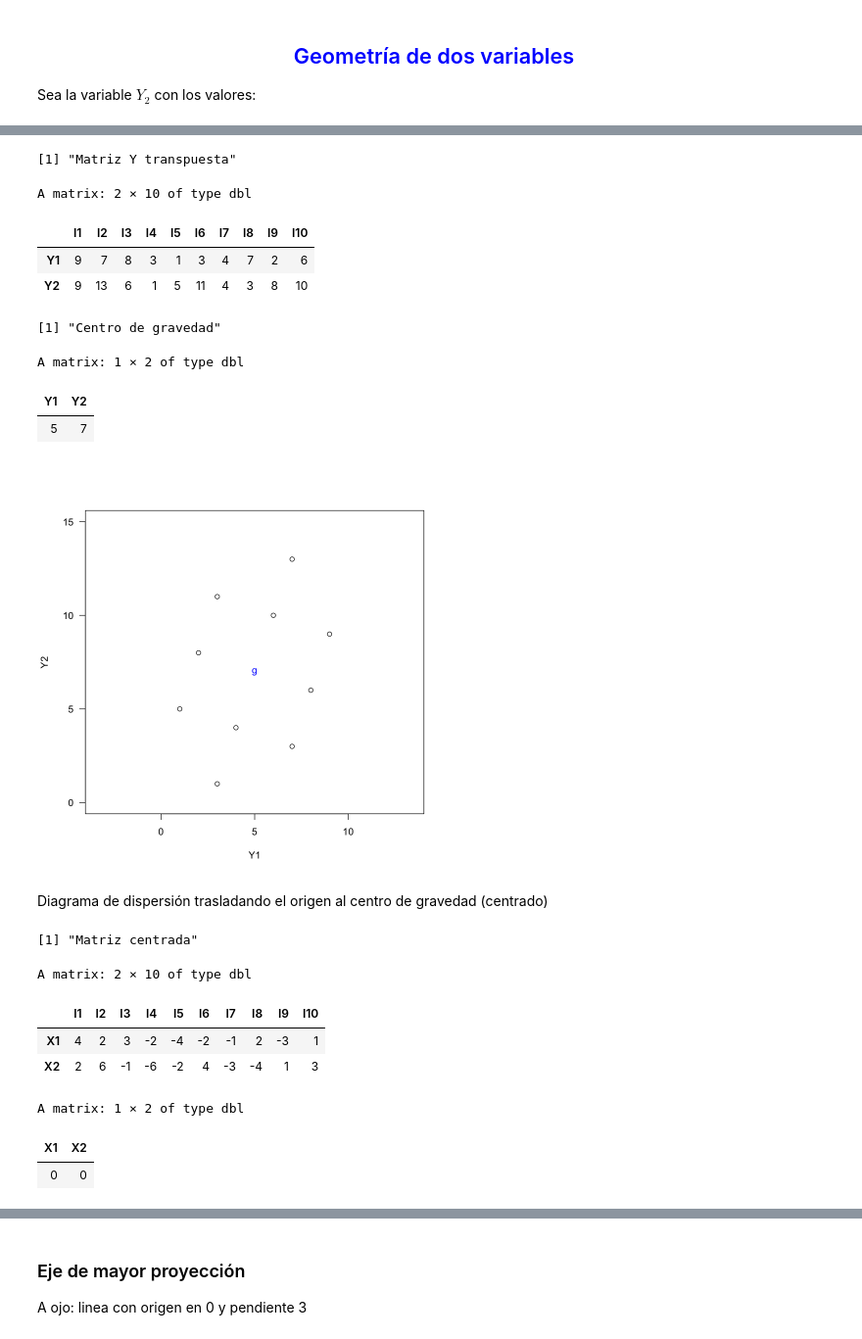
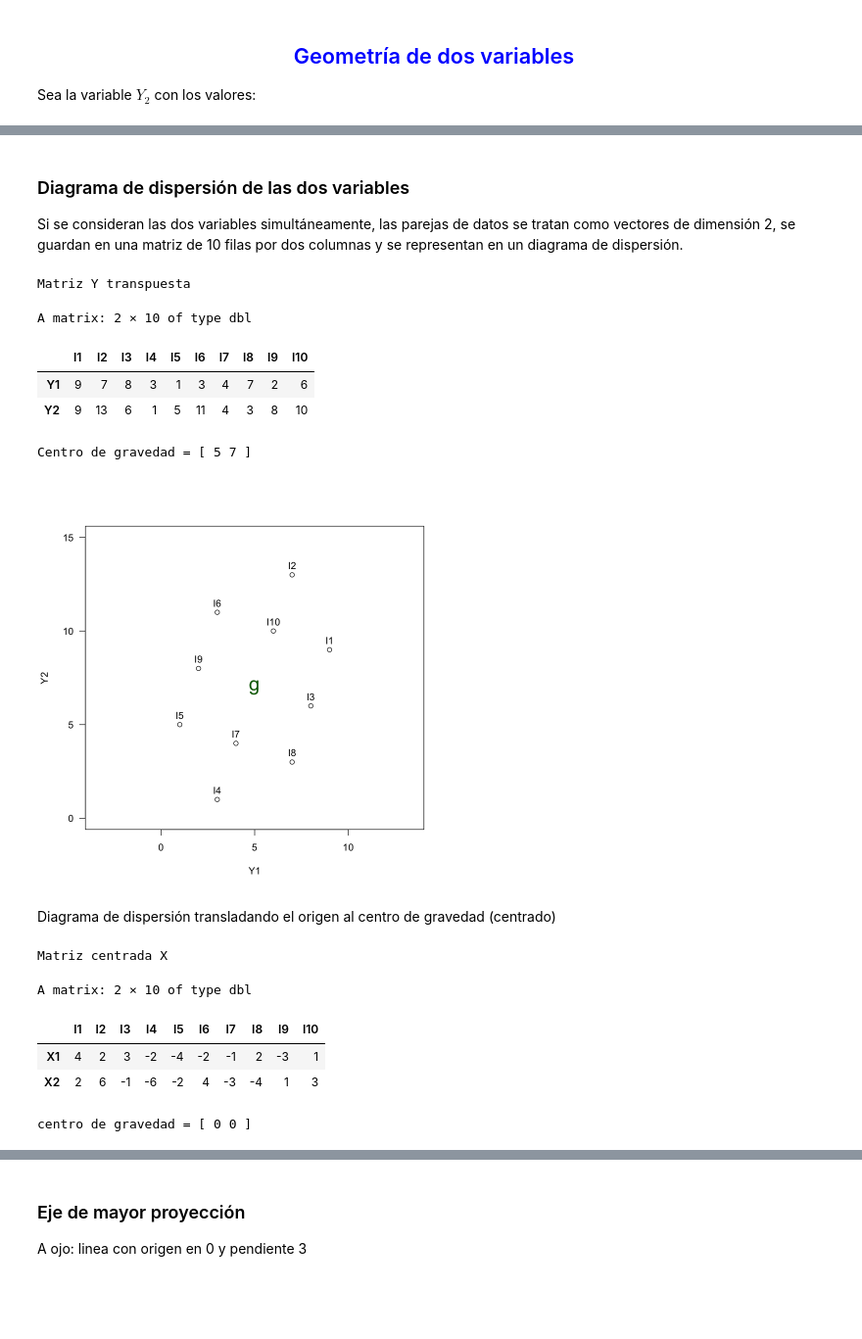
Before and after one commit to AprendizajeProfundo/minicurso-ciencia-de-datos, a Jupyter notebook: analisis componentes principales/cuadernos/IntroACP_1.ipynb, the cells around one changed output, grey strips where cells are left out. Shown at 98% size. Cells and saved outputs as stored; diff of their text form; code cells hidden in the pictures; blank space fills up the shorter version.

```diff
--- a/analisis componentes principales/cuadernos/IntroACP_1.ipynb
+++ b/analisis componentes principales/cuadernos/IntroACP_1.ipynb
@@ -87,11 +118,6 @@ La varianza corresponde al concepto de momento de inercia de los 10 puntos con r
 
 Sea la variable $Y_2$ con los valores:
 # %%
-Y2=c(9,13,6,1,5,11,4,3,8,10);Y2
-"Media de Y2"
-g2=mean(Y2);g2
-"Restando la media (centrado)"
-X2=Y2-g2;X2
-"Varianza de Y2"
-V2=1/10*sum(X2*X2); V2
+Y2=c(9,13,6,1,5,11,4,3,8,10)
+cat("Y2 = ",Y2)
 # %% [output]
@@ -107,40 +157,39 @@ V2=1/10*sum(X2*X2); V2
+# %% [markdown]
+### Diagrama de dispersión de las dos variables
+
+Si se consideran las dos variables simultáneamente, las parejas de datos se tratan como vectores de dimensión 2, se guardan en una matriz de 10 filas por dos columnas y se representan en un diagrama de dispersión.
 # %%
 Y=cbind(Y1=Y1,Y2=Y2)
 # identificación de las filas
 rownames(Y)=paste("I",1:10,sep="")
-"Matriz Y transpuesta"
+cat("Matriz Y transpuesta ")
 t(Y)
-"Centro de gravedad"
-g=colMeans(Y);g=as.matrix(g);t(g)
+g=colMeans(Y)
+cat("Centro de gravedad = [",g,"]")
 plot(Y,las=1,xlim=c(0,10),ylim=c(0,15),asp=1)
-#text(Y,labels=rownames(Y),pos=3)
-text(g[1],g[2],col="blue",labels="g")
+text(Y,labels=rownames(Y),pos=3)
+text(g[1],g[2],col="darkgreen",labels="g",cex=2)
 # %% [output]
-[1] "Matriz Y transpuesta"
+Matriz Y transpuesta
 A matrix: 2 × 10 of type dbl
 |  | I1 | I2 | I3 | I4 | I5 | I6 | I7 | I8 | I9 | I10 |
 | Y1 | 9 | 7 | 8 | 3 | 1 | 3 | 4 | 7 | 2 | 6 |
 | Y2 | 9 | 13 | 6 | 1 | 5 | 11 | 4 | 3 | 8 | 10 |
-[1] "Centro de gravedad"
+Centro de gravedad = [ 5 7 ]
-A matrix: 1 × 2 of type dbl
-| Y1 | Y2 |
-| 5 | 7 |
-[figure, old version]
+[figure, new version]
 # %% [markdown]
-Diagrama de dispersión trasladando el origen al centro de gravedad (centrado)
+Diagrama de dispersión transladando el origen al centro de gravedad (centrado)
 # %%
 X = Y-rep(1,10)%*%t(g)
-"Matriz centrada"
+cat("Matriz centrada X")
 colnames(X)=c("X1","X2")
 t(X)
-t(colSums(X))
+cat("centro de gravedad = [",colSums(X),"]")
 # %% [output]
-[1] "Matriz centrada"
+Matriz centrada X
 A matrix: 2 × 10 of type dbl
 |  | I1 | I2 | I3 | I4 | I5 | I6 | I7 | I8 | I9 | I10 |
 | X1 | 4 | 2 | 3 | -2 | -4 | -2 | -1 | 2 | -3 | 1 |
 | X2 | 2 | 6 | -1 | -6 | -2 | 4 | -3 | -4 | 1 | 3 |
-A matrix: 1 × 2 of type dbl
+centro de gravedad = [ 0 0 ]
-| X1 | X2 |
-| 0 | 0 |
 # %% [markdown]
```
Also changed, not shown: parts of 94 cells of this notebook.
